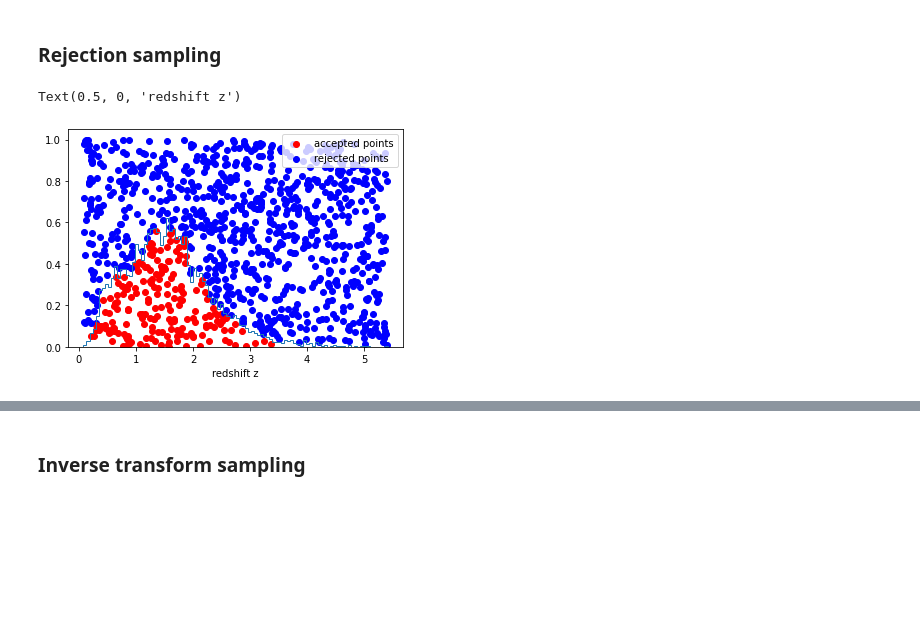
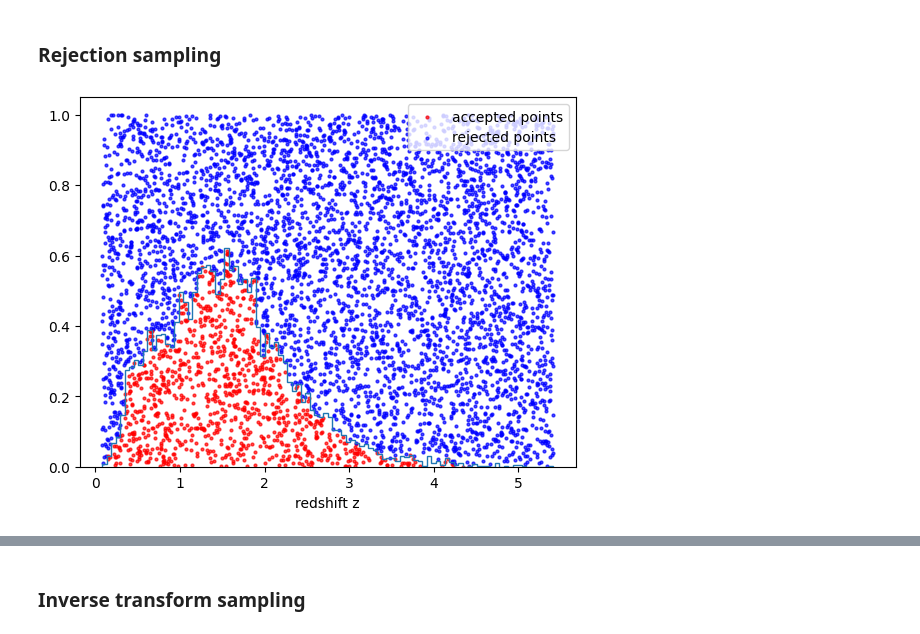
Before and after one commit to lisam10/astrostatistics_bicocca_2024, a Jupyter notebook: working/W04_quasars.ipynb, the cells around one changed output, grey strips where cells are left out. Saved outputs shown, nothing was run; the diff lists cells and outputs as text; code cells hidden in the pictures; blank space fills up the shorter version.

```diff
--- a/working/W04_quasars.ipynb
+++ b/working/W04_quasars.ipynb
@@ -45,35 +46,35 @@ Text(0.5, 0, 'redshift z')
 # %% [markdown]
 ### Rejection sampling
 # %%
-Nsamples = 200
+Nsamples = 1000
 
-samples = np.empty([2, Nsamples])
+r_samples = np.empty([2, Nsamples])
 
 #finding in which bin we are
 def find_bin(x, bins):
     for i in range(len(bins)):
             if (x >= bins[i] and x < bins[i + 1]):  return i
 
 #generating numbers with a uniform distribution and rejecting all values over the data histogram
 i = 0
-while (i < Nsamples):
+while(i < Nsamples):
     x = r.uniform(bins[0], bins[len(bins) - 1]) #x in the total bins range
     y = r.uniform(0.0, 1.0) #y between 0 and 1
     in_bin = find_bin (x, bins) #finding the bin which corresponds to the random x value
     if (y < n[in_bin]): #if y under the n of data in the bin -> we save the value
         #print('x in range:', bins[in_bin], '-', bins[in_bin + 1], 'x:', x)
         #print('y must be under:', n[in_bin], 'y:', y, '\n')
-        samples[0][i] = x
-        samples[1][i] = y
+        r_samples[0][i] = x
+        r_samples[1][i] = y
         i+=1
-        acc = plt.scatter(x, y, c = 'red')
-    else: rej = plt.scatter(x, y, c = 'blue')
+        acc = plt.scatter(x, y, c = 'red', s=4, alpha = 0.7)
+    else: rej = plt.scatter(x, y, c = 'blue', s= 4, alpha = 0.7)
 
 plt.hist(z, int(np.sqrt(Ndata)), histtype= 'step', density = True, label='SDSS data')
 plt.legend((acc, rej), ('accepted points', 'rejected points'), scatterpoints=1, loc = 'upper right')
 plt.xlabel('redshift z')
+plt.show()
 # %% [output]
-Text(0.5, 0, 'redshift z')
-[figure, old version]
+[figure, new version]
 # %%
 plt.hist(z, int(np.sqrt(Ndata)), histtype= 'step', density = True, label='SDSS data')
```
Also changed, not shown: parts of 11 cells of this notebook.
